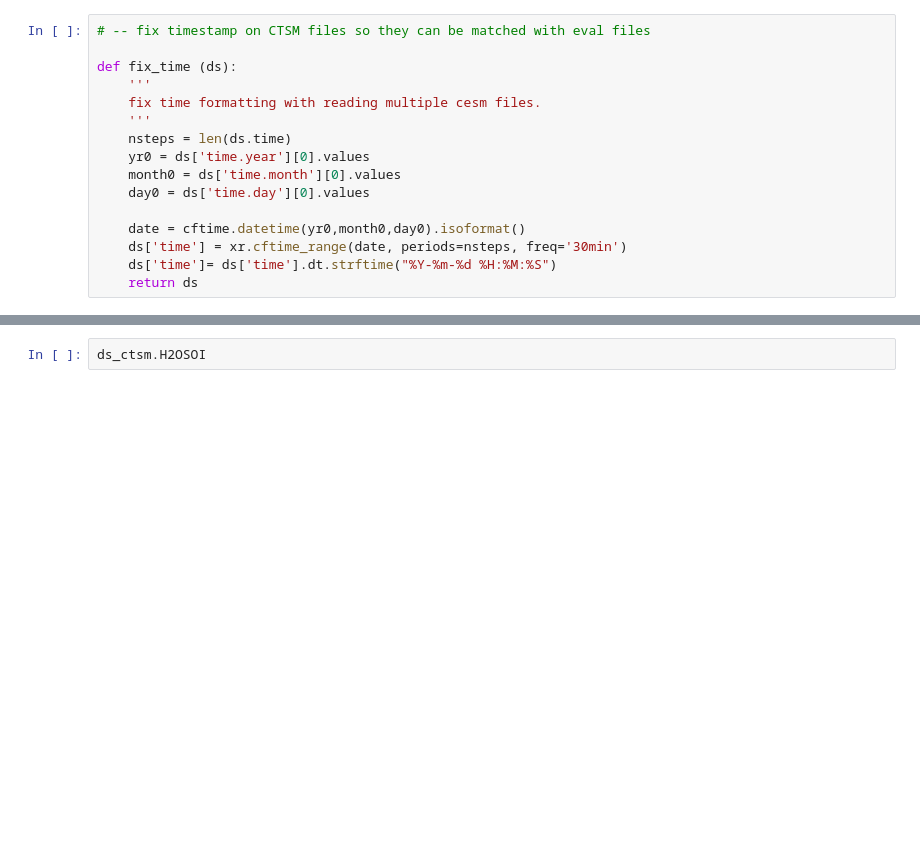
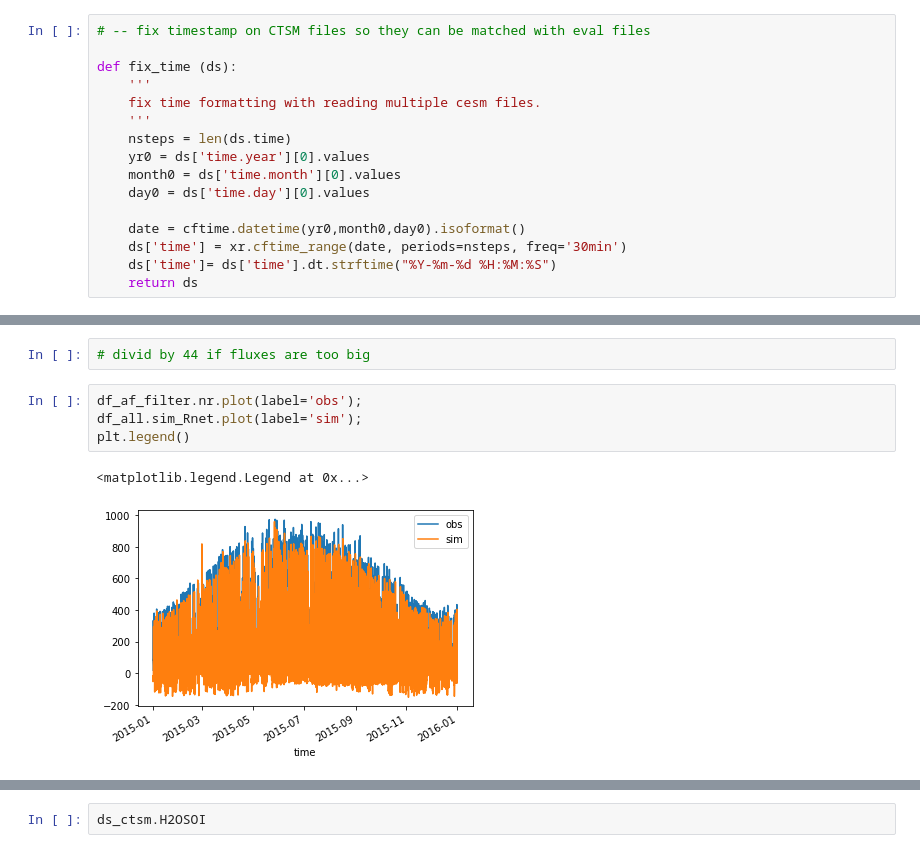
Before and after one commit to ntarasewicz/neon_scripts, a Jupyter notebook: notebooks/preprocessor_dailyNR1.ipynb, the cells around one changed output, grey strips where cells are left out. Cells and saved outputs as stored; diff of their text form; blank space fills up the shorter version.

```diff
--- a/notebooks/preprocessor_dailyNR1.ipynb
+++ b/notebooks/preprocessor_dailyNR1.ipynb
@@ -160,0 +230,9 @@ Reading all simulation files took: 3.595088243484497 s.
+# %%
+# divid by 44 if fluxes are too big
+# %%
+df_af_filter.nr.plot(label='obs');
+df_all.sim_Rnet.plot(label='sim');
+plt.legend()
+# %% [output]
+<matplotlib.legend.Legend at 0x...>
+[figure, added]
```
Also changed, not shown: parts of 22 cells of this notebook.
